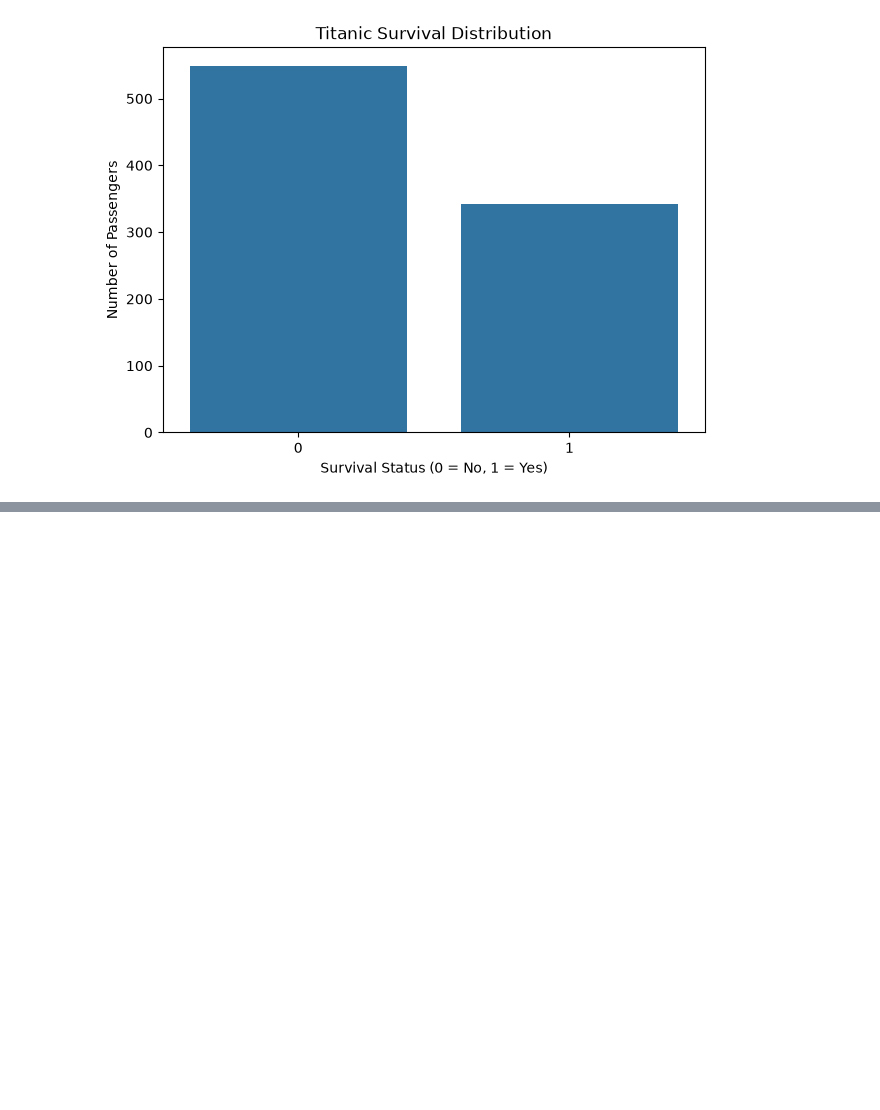
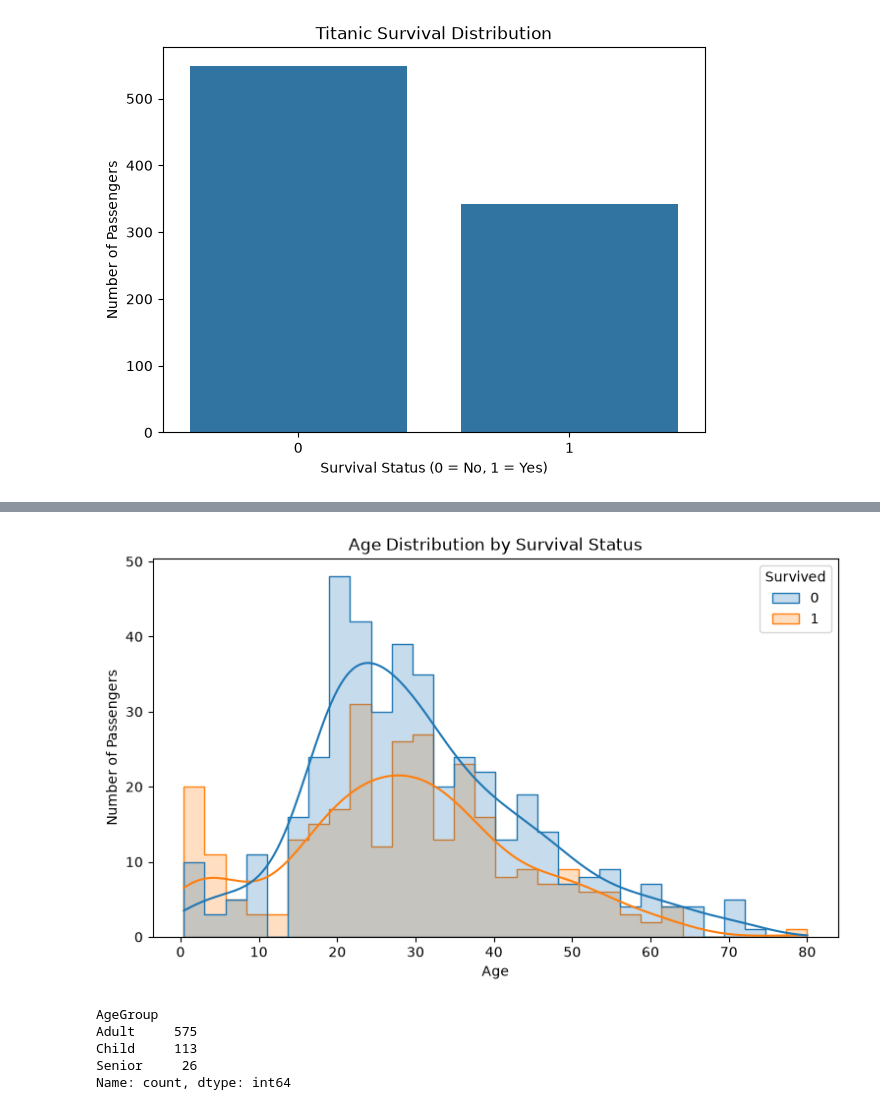
Before and after one commit to vedantparasharcs23-prog/Titanic-Explainable-AI, a Jupyter notebook: notebooks/01_EDA.ipynb, the cells around one changed output, grey strips where cells are left out. Saved outputs shown, nothing was run; the diff lists cells and outputs as text; code cells hidden in the pictures; blank space fills up the shorter version.

```diff
--- a/notebooks/01_EDA.ipynb
+++ b/notebooks/01_EDA.ipynb
@@ -195,0 +458,36 @@ plt.show()
+# %%
+#Age vs Survival Analysis
+plt.figure(figsize=(9, 5))
+
+sns.histplot(
+    data=train_df,
+    x="Age",
+    hue="Survived",
+    bins=30,
+    kde=True,
+    element="step"
+)
+
+plt.title("Age Distribution by Survival Status")
+plt.xlabel("Age")
+plt.ylabel("Number of Passengers")
+
+plt.show()
+# %% [output]
+[figure, added]
+# %%
+#Survival by Age Group
+train_df["AgeGroup"] = pd.cut(
+    train_df["Age"],
+    bins=[0, 18, 60, 100],
+    labels=["Child", "Adult", "Senior"],
+    right=False
+)
+
+train_df["AgeGroup"].value_counts()
+# %% [output]
+AgeGroup
+Adult     575
+Child     113
+Senior     26
+Name: count, dtype: int64
```
Also changed, not shown: parts of 43 cells of this notebook.
